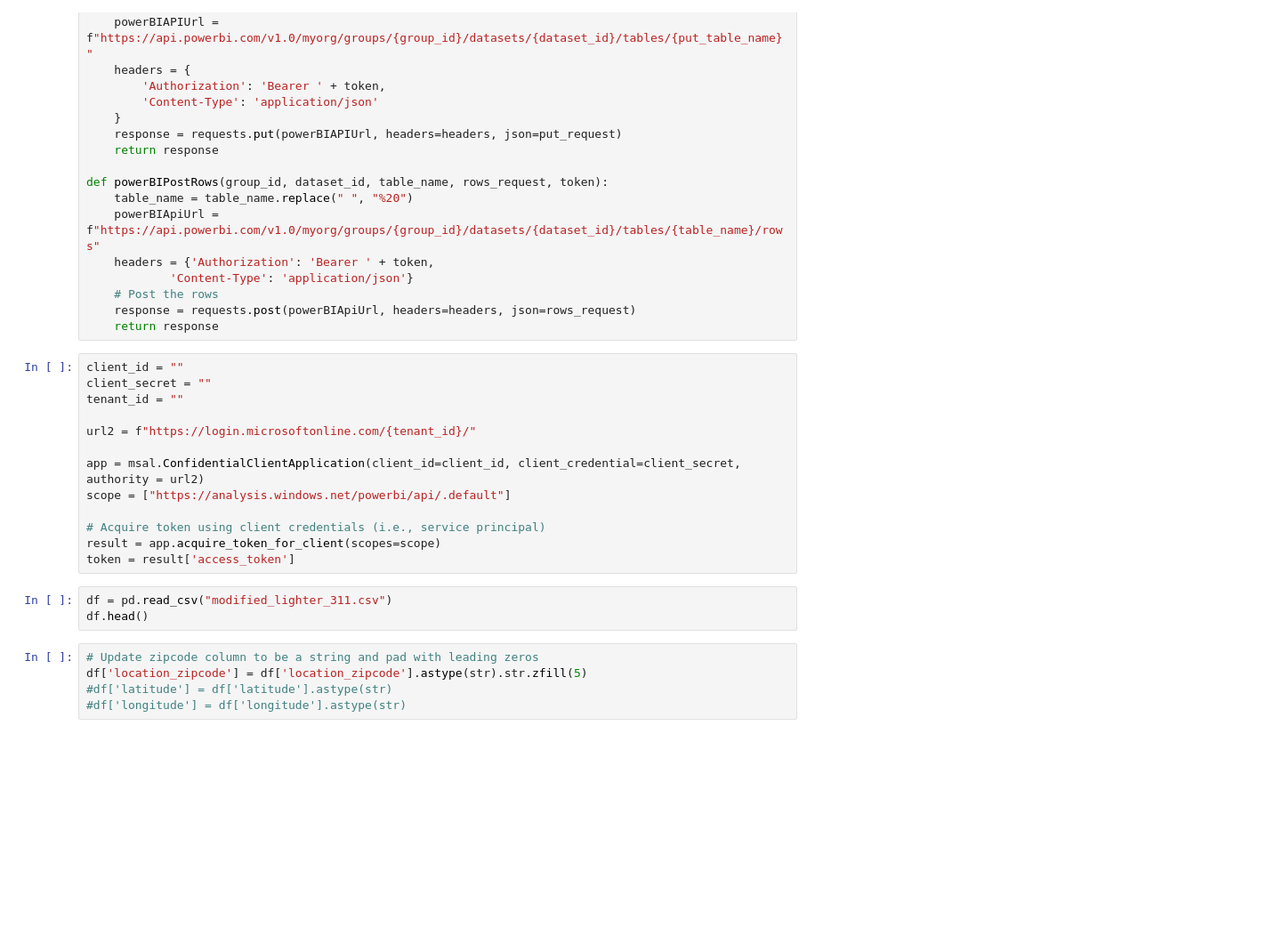
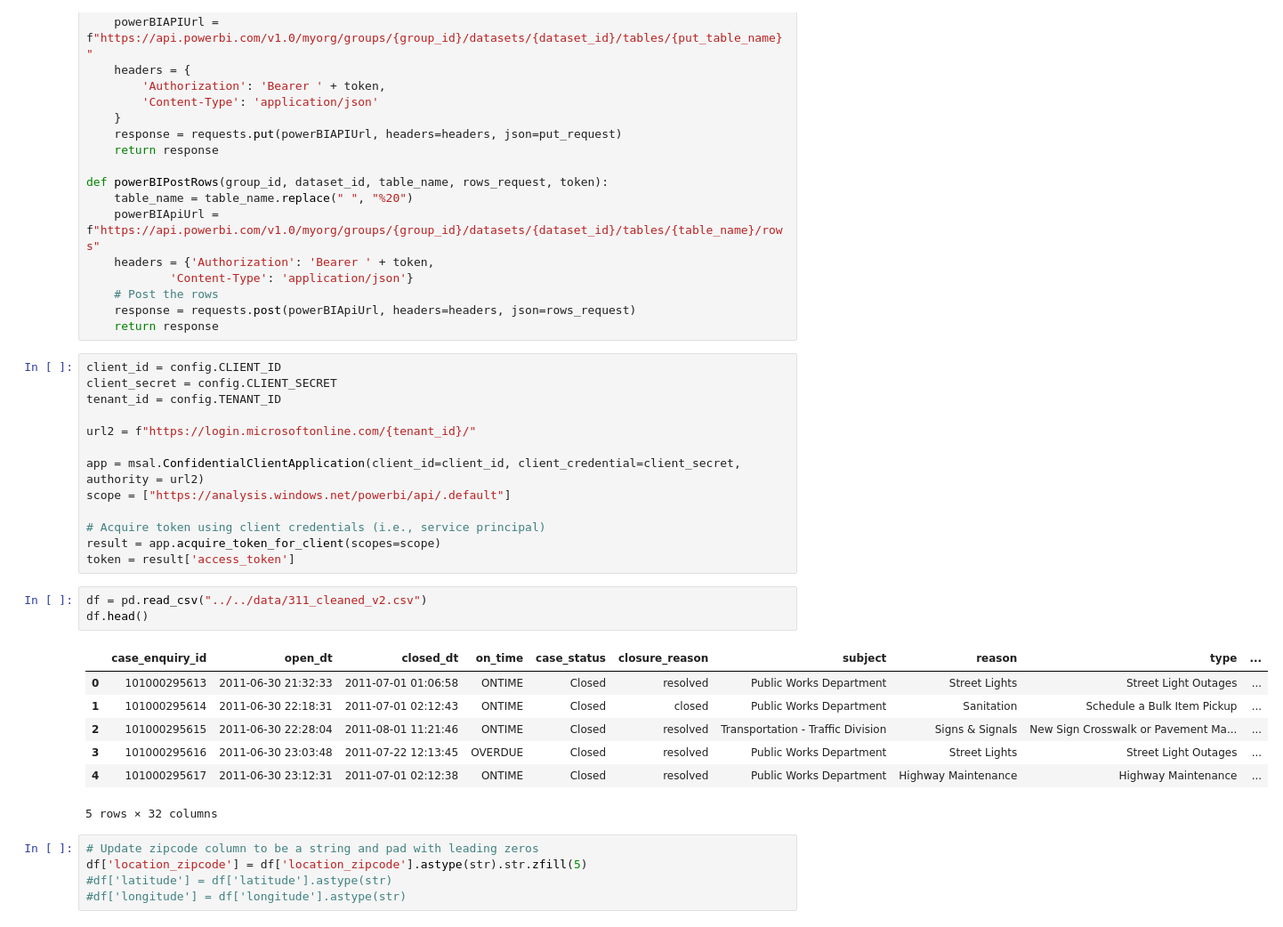
Before and after one commit to Laerk23/CS506-311ServiceTracker, a Jupyter notebook: fa23-team-d/notebooks/powerBI/local_push_to_pbi.ipynb, the cells around one changed output. Shown at 89% size. Cells and saved outputs as stored; diff of their text form; blank space fills up the shorter version.

```diff
--- a/fa23-team-d/notebooks/first_notebooks/local_push_to_pbi.ipynb
+++ b/fa23-team-d/notebooks/powerBI/local_push_to_pbi.ipynb
@@ -54,9 +54,9 @@ def powerBIPostRows(group_id, dataset_id, table_name, rows_request, token):
     response = requests.post(powerBIApiUrl, headers=headers, json=rows_request)
     return response
 # %%
-client_id = ""
-client_secret = ""
-tenant_id = ""
+client_id = config.CLIENT_ID
+client_secret = config.CLIENT_SECRET
+tenant_id = config.TENANT_ID
 
 url2 = f"https://login.microsoftonline.com/{tenant_id}/"
 
@@ -67,8 +67,16 @@ scope = ["https://analysis.windows.net/powerbi/api/.default"]
 result = app.acquire_token_for_client(scopes=scope)
 token = result['access_token']
 # %%
-df = pd.read_csv("modified_lighter_311.csv")
+df = pd.read_csv("../../data/311_cleaned_v2.csv")
 df.head()
+# %% [output]
+|  | case_enquiry_id | open_dt | closed_dt | on_time | case_status | closure_reason | subject | reason | type | ... |
+| 0 | 101000295613 | 2011-06-30 21:32:33 | 2011-07-01 01:06:58 | ONTIME | Closed | resolved | Public Works Department | Street Lights | Street Light Outages | ... |
+| 1 | 101000295614 | 2011-06-30 22:18:31 | 2011-07-01 02:12:43 | ONTIME | Closed | closed | Public Works Department | Sanitation | Schedule a Bulk Item Pickup | ... |
+| 2 | 101000295615 | 2011-06-30 22:28:04 | 2011-08-01 11:21:46 | ONTIME | Closed | resolved | Transportation - Traffic Division | Signs & Signals | New Sign Crosswalk or Pavement Ma... | ... |
+| 3 | 101000295616 | 2011-06-30 23:03:48 | 2011-07-22 12:13:45 | OVERDUE | Closed | resolved | Public Works Department | Street Lights | Street Light Outages | ... |
+| 4 | 101000295617 | 2011-06-30 23:12:31 | 2011-07-01 02:12:38 | ONTIME | Closed | resolved | Public Works Department | Highway Maintenance | Highway Maintenance | ... |
+5 rows × 32 columns
 # %%
 # Update zipcode column to be a string and pad with leading zeros
 df['location_zipcode'] = df['location_zipcode'].astype(str).str.zfill(5)
```
Also changed, not shown: parts of 13 cells of this notebook, 5 other files.
